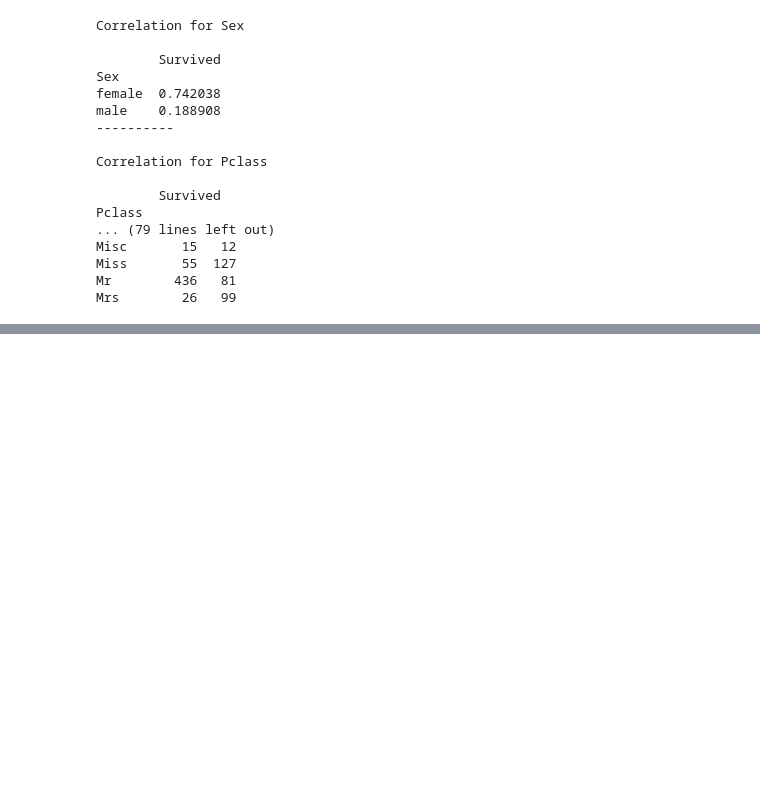
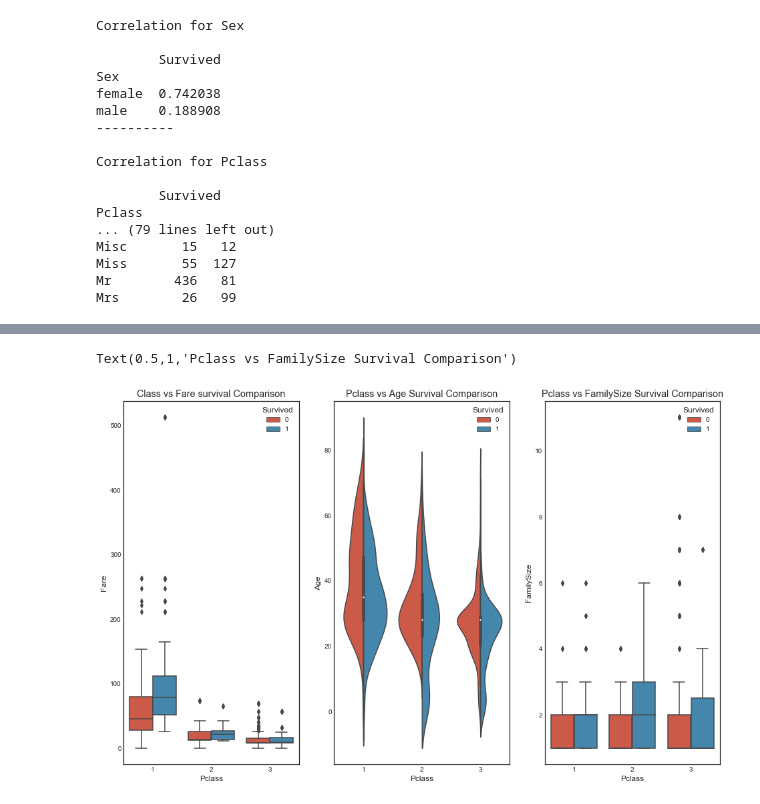
Before and after one commit to Fabiaccio91/Kaggle, a Jupyter notebook: Titanic/Kaggle - Titanic Survival.ipynb, the cells around one changed output, grey strips where cells are left out. Drawn from its saved outputs; the diff is of its cells as text; code cells hidden in the pictures; blank space fills up the shorter version.

```diff
--- a/Titanic/Kaggle - Titanic Survival.ipynb
+++ b/Titanic/Kaggle - Titanic Survival.ipynb
@@ -406,0 +407,15 @@ sns.pointplot(x = 'FamilySize', y = 'Survived', data=data1, ax = saxis[1,2])
+# %%
+#graph distribution of Pclass qualitative data:
+#class mattered in survival, si let's compare it with a 2nd feature
+
+fig, (axis1, axis2, axis3) = plt.subplots(1, 3, figsize=(16,10))
+
+sns.boxplot(x='Pclass', y='Fare', hue='Survived', ax=axis1, data=data1)
+axis1.set_title('Class vs Fare survival Comparison')
+sns.violinplot(x='Pclass', y='Age', hue='Survived', ax=axis2, data=data1, split=True)
+axis2.set_title('Pclass vs Age Survival Comparison')
+sns.boxplot(x='Pclass', y='FamilySize', hue='Survived', ax=axis3, data=data1)
+axis3.set_title('Pclass vs FamilySize Survival Comparison')
+# %% [output]
+Text(0.5,1,'Pclass vs FamilySize Survival Comparison')
+[figure, added]
```
Also changed, not shown: parts of 6 cells of this notebook.
